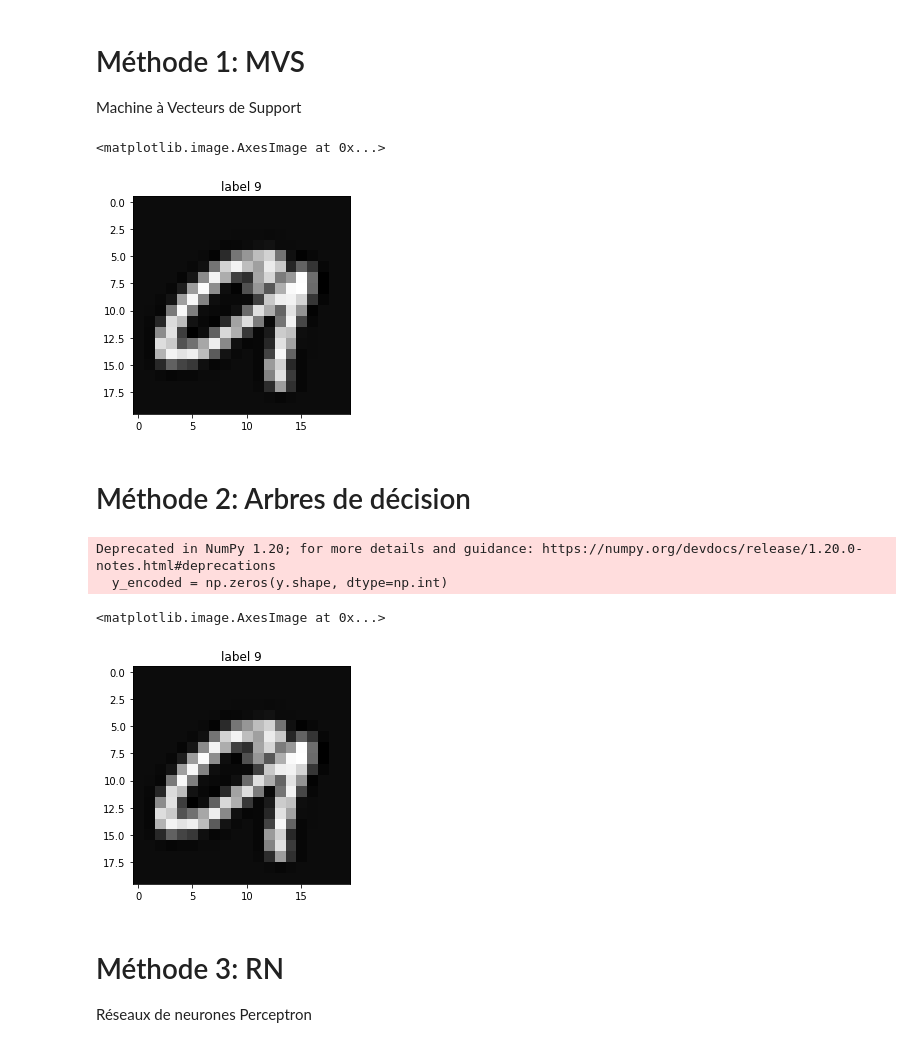
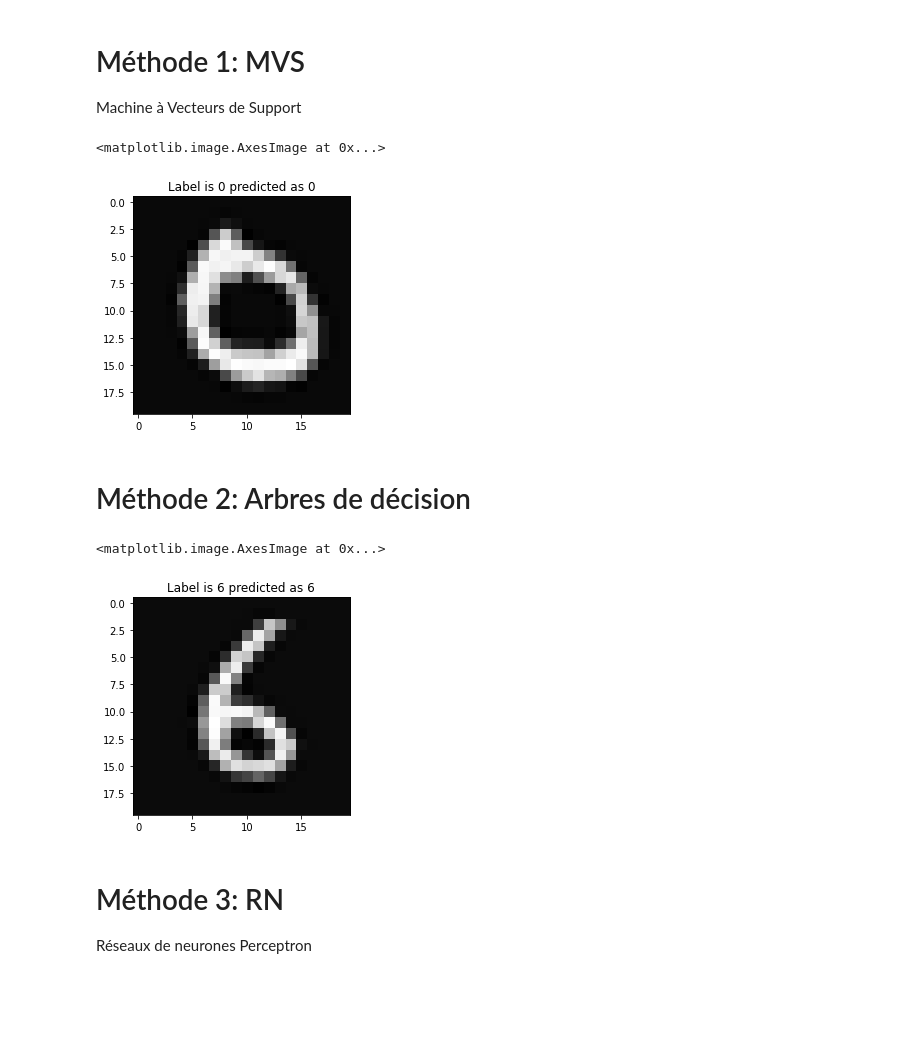
Before and after one commit to Biline-dev/IARN, a Jupyter notebook: TP1_IARN.ipynb, the cells around one changed output. Saved outputs shown, nothing was run; the diff lists cells and outputs as text; code cells hidden in the pictures; blank space fills up the shorter version.

```diff
--- a/TP1_IARN.ipynb
+++ b/TP1_IARN.ipynb
@@ -66,6 +53,7 @@ X.shape
 # %%
 # étiquettes
 Y = np.genfromtxt('labels.csv', delimiter=',', dtype=int)
+Y = np.array([y if y != 10 else 0 for y in Y])
 Y.shape
 # %% [output]
 (5000,)
@@ -105,5 +138,7 @@ Ici il faut écrire les fonctions, puis les appeler dans la suite du code
 Définir d'abord la base d'entrainement Xt, Yt et la base de test Xtt, Ytt
 # %%
 tRatio=2/3
-ttRatio=1/3
+ttRatio=1 - tRatio
 # implementer la division
+
+labels = np.unique(Y)
@@ -110,2 +147,4 @@ ttRatio=1/3
+# %%
+Xt, Xtt, Yt, Ytt = train_test_split(X, Y, random_state=0, test_size=ttRatio)
 # %% [markdown]
 # Méthode 0: K- Plus Proches Voisins
@@ -118,23 +206,20 @@ def KPP(x,X, Y):
 # Méthode 1: MVS
 Machine à Vecteurs de Support
 # %%
-#Créer le modèle
-model= svm.SVC(kernel='linear')
-# entrainement
+model = svm.SVC(kernel='linear')
 model.fit(Xt, Yt)
-# Prediction
-y_pred = model.predict(Xtt)
+y_pred_svm = model.predict(Xtt)
 # %%
 # tester une image
-c= 3
-y_pred[c]
+c = random.randint(Xtt.shape[0])
+y_pred_svm[c]
 a = Xtt[c,:].reshape((20, 20))
-a=np.transpose(a)
-plt.title('label '+ str(Ytt[c]))
-plt.imshow(a,cmap='gray')
+a = np.transpose(a)
+plt.title(f"Label is {Ytt[c]} predicted as {y_pred_svm[c]}")
+plt.imshow(a, cmap='gray')
 # %% [output]
 <matplotlib.image.AxesImage at 0x...>
-[figure, old version]
+[figure, new version]
 # %% [markdown]
 # Méthode 2: Arbres de décision
 # %%
@@ -143,21 +228,18 @@ model = DecisionTreeClassifier()
 # Entrainer le modèle
 model = model.fit(Xt, Yt)
 # Prediction
-y_pred = model.predict(Xtt)
+y_pred_dt = model.predict(Xtt)
-# %% [output]
-Deprecated in NumPy 1.20; for more details and guidance: https://numpy.org/devdocs/release/1.20.0-notes.html#deprecations
-  y_encoded = np.zeros(y.shape, dtype=np.int)
 # %%
 # tester une image
-c= 3
-y_pred[c]
+c = random.randint(Xtt.shape[0])
+y_pred_dt[c]
 a = Xtt[c,:].reshape((20, 20))
-a=np.transpose(a)
-plt.title('label '+ str(Ytt[c]))
+a = np.transpose(a)
+plt.title(f"Label is {Ytt[c]} predicted as {y_pred_dt[c]}")
 plt.imshow(a,cmap='gray')
 # %% [output]
 <matplotlib.image.AxesImage at 0x...>
-[figure, old version]
+[figure, new version]
 # %% [markdown]
 # Méthode 3: RN
 Réseaux de neurones Perceptron
```
Also changed, not shown: parts of 37 cells of this notebook.
